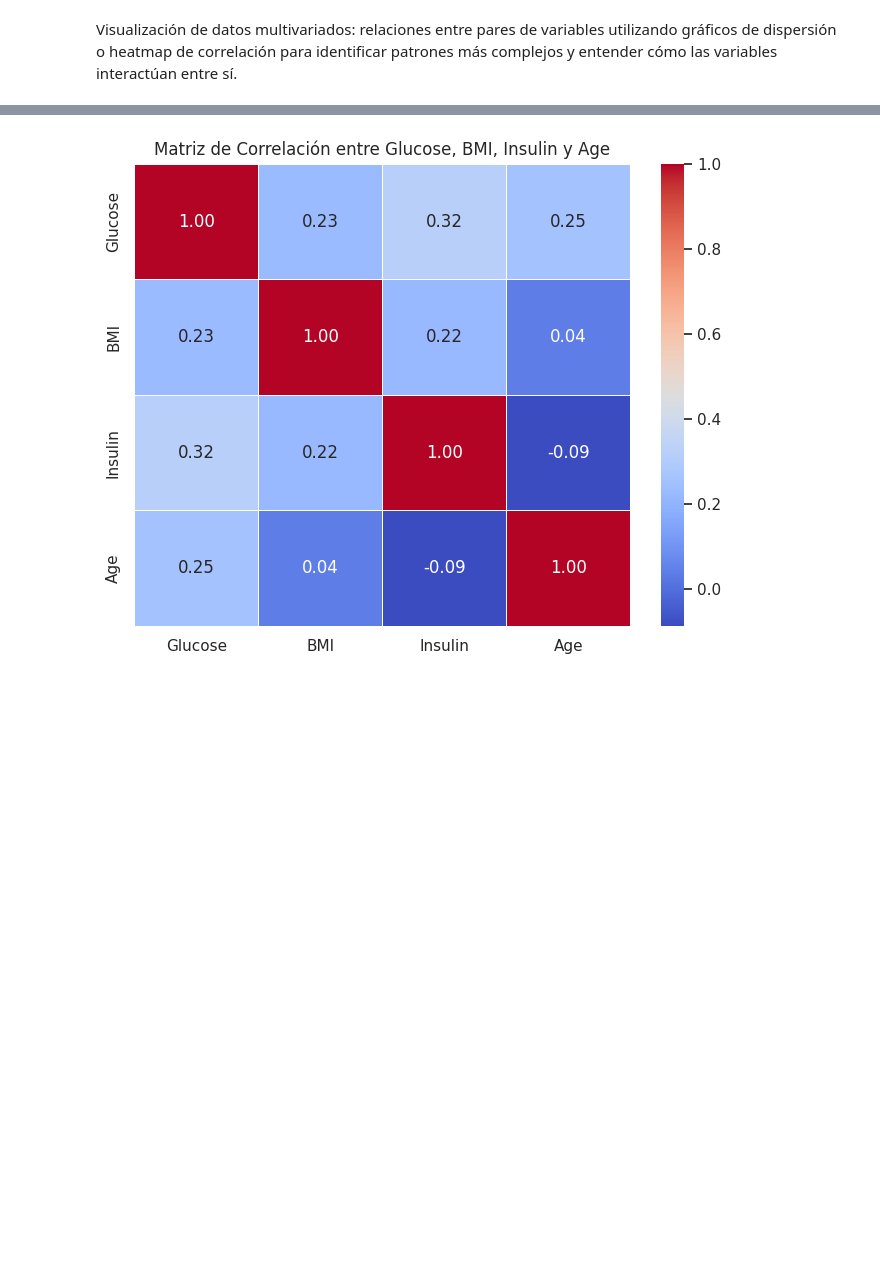
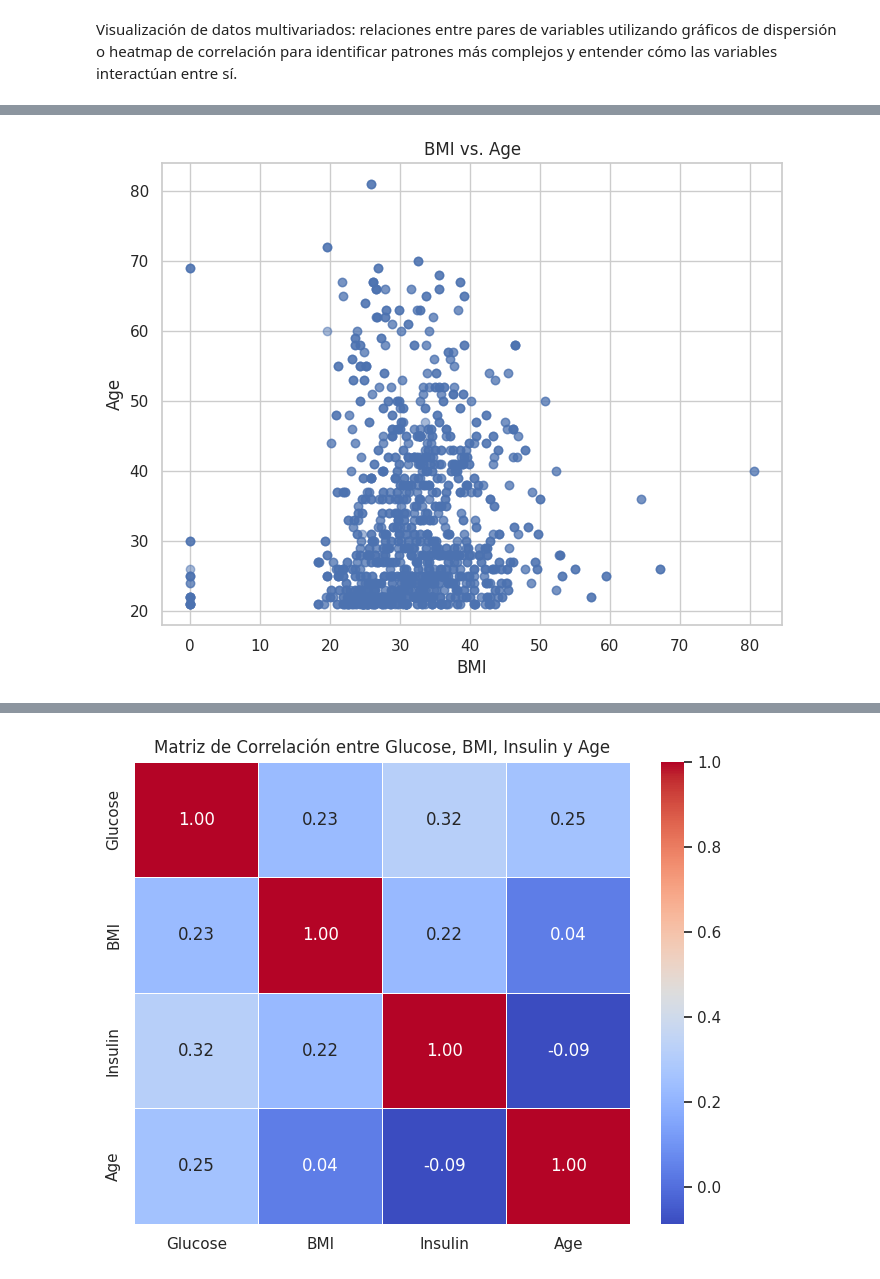
Before and after one commit to paulotolosa/prueba_II_coderhouse, a Jupyter notebook: Proyecto_ParteII_Tolosa.ipynb, the cells around one changed output, grey strips where cells are left out. Saved outputs shown, nothing was run; the diff lists cells and outputs as text; code cells hidden in the pictures; blank space fills up the shorter version.

```diff
--- a/Proyecto_ParteII_Tolosa.ipynb
+++ b/Proyecto_ParteII_Tolosa.ipynb
@@ -149,0 +161,10 @@ plt.show()
+# %%
+plt.figure(figsize=(8, 6))
+plt.scatter(df['BMI'], df['Age'], alpha=0.5)
+plt.title('BMI vs. Age')
+plt.xlabel('BMI')
+plt.ylabel('Age')
+plt.grid(True)
+plt.show()
+# %% [output]
+[figure, added]
```
Also changed, not shown: parts of 7 cells of this notebook.
